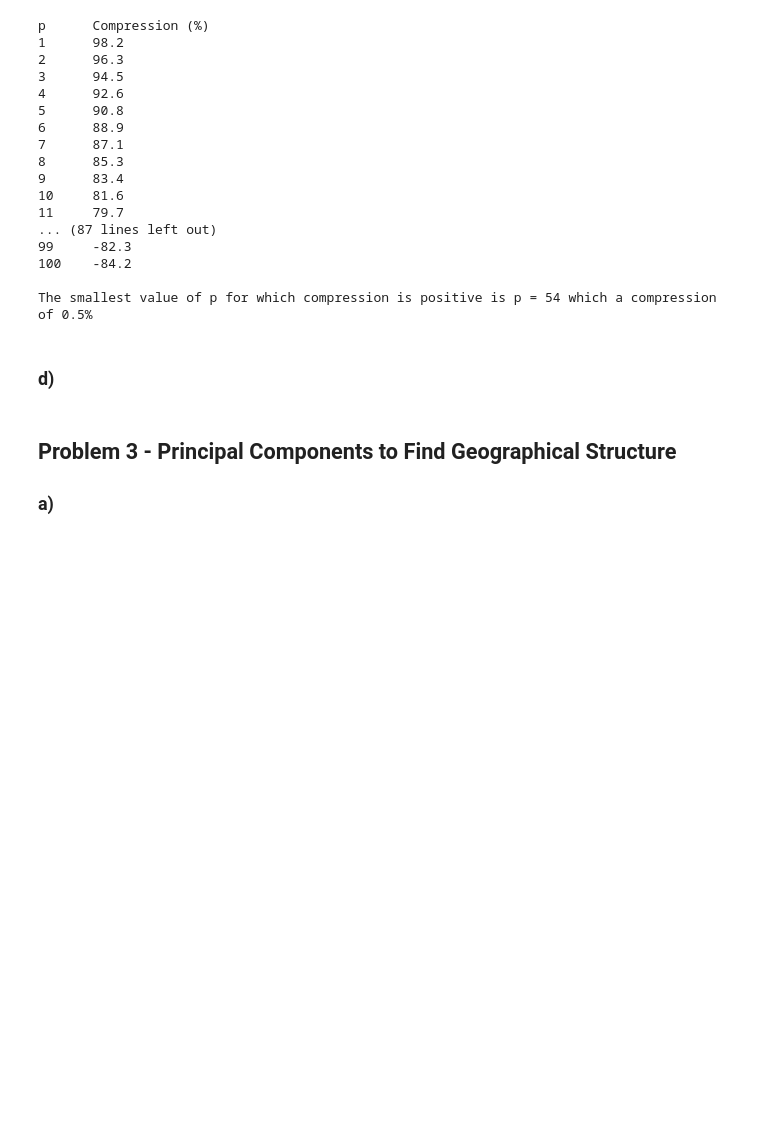
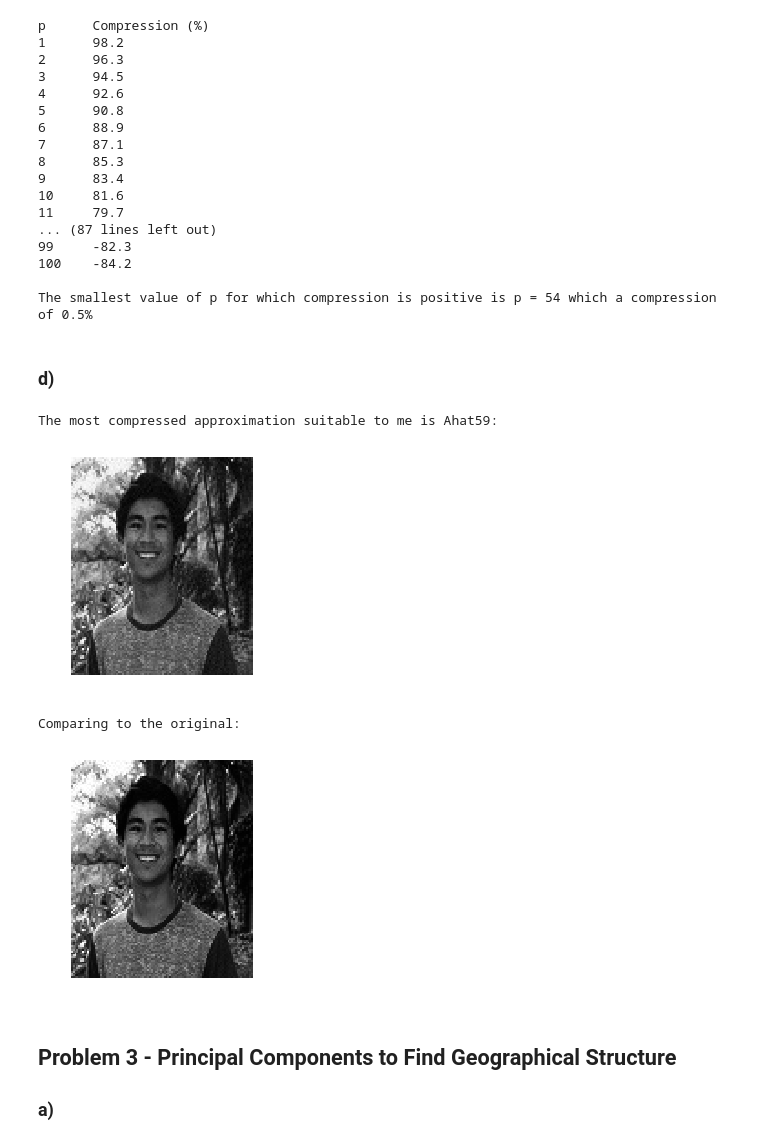
Before and after one commit to JahshiE/ComputationalDecompression, a Jupyter notebook: jesp268+369+A1.ipynb, the cells around one changed output. Drawn from its saved outputs; the diff is of its cells as text; code cells hidden in the pictures; blank space fills up the shorter version.

Commit message:
Chose closest Ahat approximation to the original

```diff
--- a/jesp268+369+A1.ipynb
+++ b/jesp268+369+A1.ipynb
@@ -442,6 +442,18 @@ p      Compression (%)
 The smallest value of p for which compression is positive is p = 54 which a compression of 0.5%
 # %% [markdown]
 ### d)
+# %%
+print('The most compressed approximation suitable to me is Ahat59 using 59 singular values:')
+display_pgm(Ahat[59 - 1])
+print('Comparing to the original:')
+display_pgm(A)
+
+print('I chose this as the closest approximation because ')
+# %% [output]
+The most compressed approximation suitable to me is Ahat59:
+[figure, added]
+Comparing to the original:
+[figure, added]
 # %% [markdown]
 ## Problem 3 - Principal Components to Find Geographical Structure
 
```
Also changed, not shown: parts of 2 cells of this notebook.
